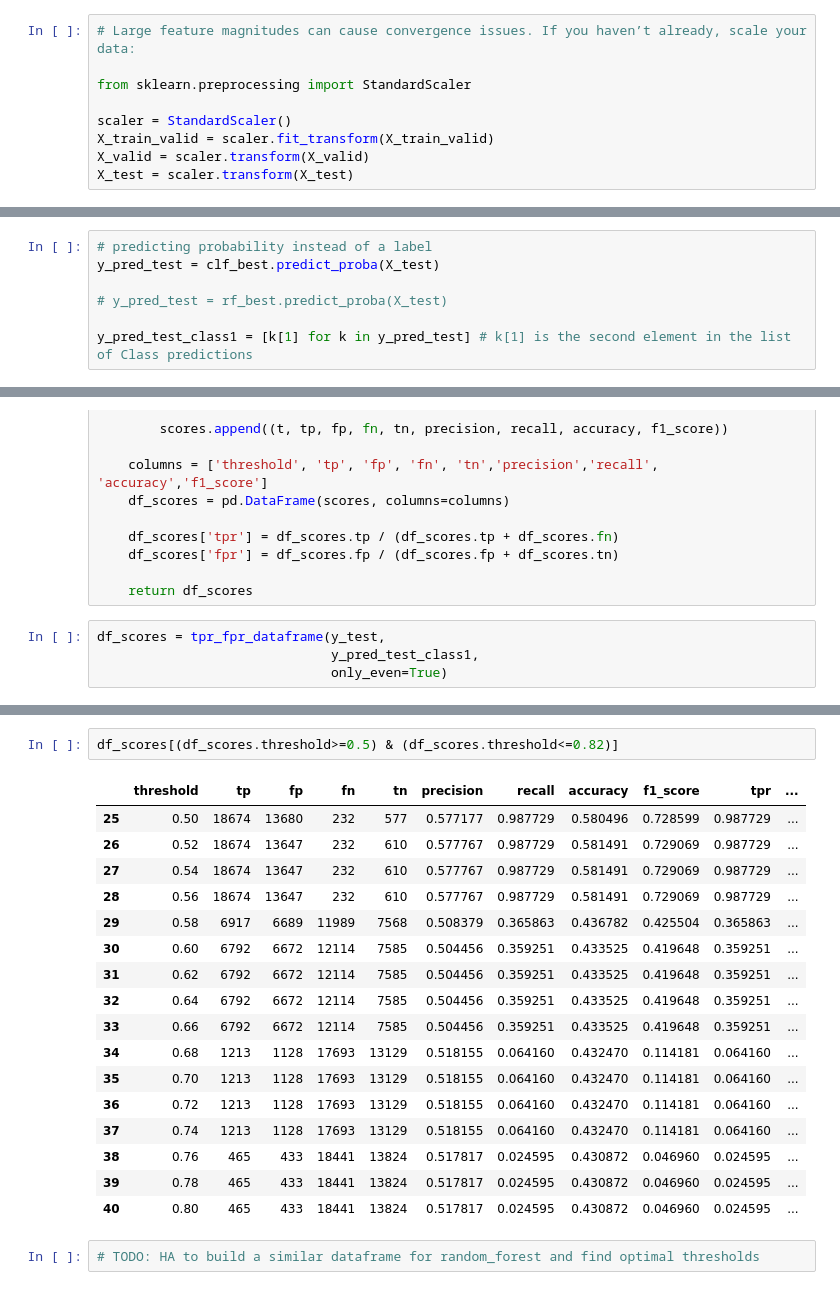
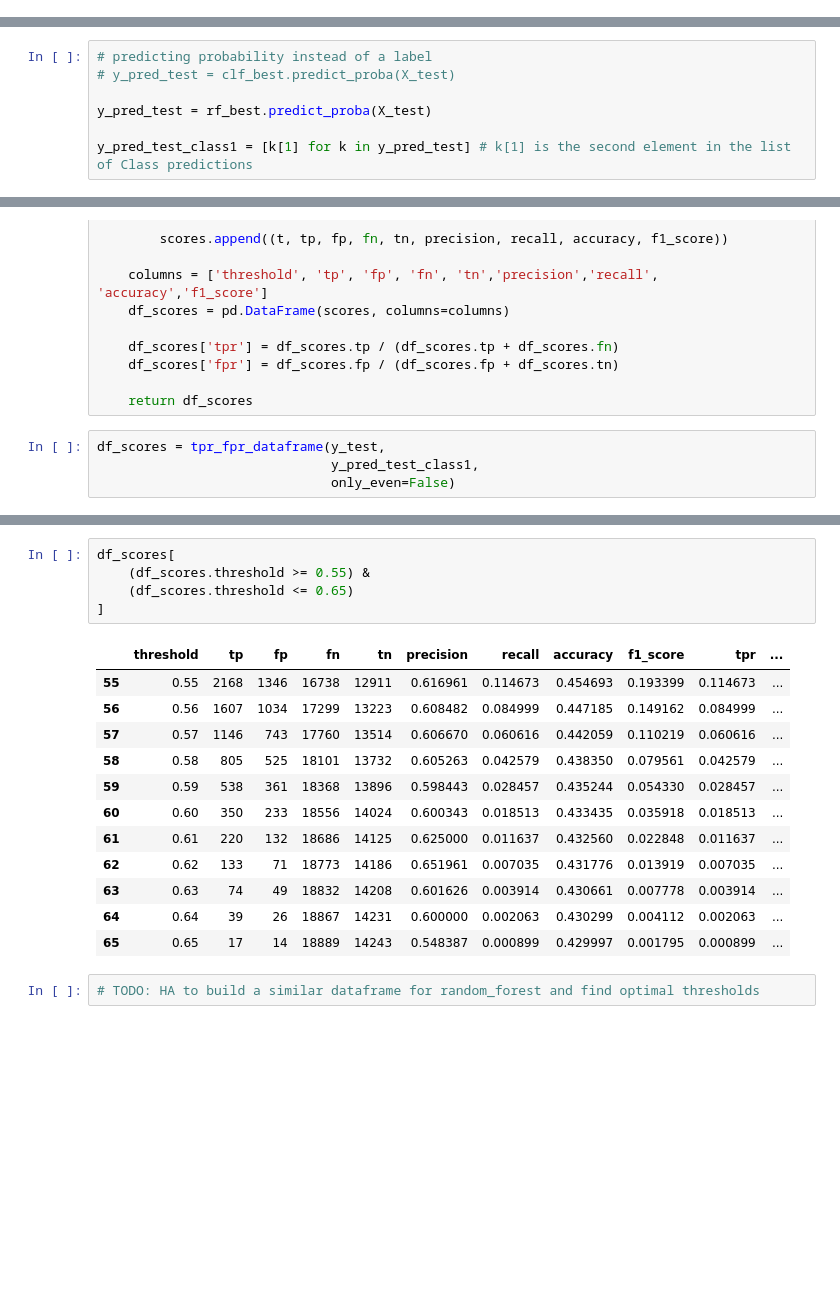
Before and after one commit to Jaguar838/stock-markets-analytics-zoomcamp, a Jupyter notebook: cohorts /2026/hw4q2.ipynb, the cells around one changed output, grey strips where cells are left out. Drawn from its saved outputs; the diff is of its cells as text; blank space fills up the shorter version.

```diff
--- a/cohorts /2026/hw4q2.ipynb
+++ b/cohorts /2026/hw4q2.ipynb
@@ -1127,9 +1095,0 @@ from sklearn.linear_model import LogisticRegression
-# %%
-# Large feature magnitudes can cause convergence issues. If you haven’t already, scale your data:
-
-from sklearn.preprocessing import StandardScaler
-
-scaler = StandardScaler()
-X_train_valid = scaler.fit_transform(X_train_valid)
-X_valid = scaler.transform(X_valid)
-X_test = scaler.transform(X_test)
@@ -1606,8 +1475,8 @@ plt.show()
 ## 2.1. Predicting probabilities (predict_proba), getting the distribution for probabilities, and new decision rules
 # %%
 # predicting probability instead of a label
-y_pred_test = clf_best.predict_proba(X_test)
+# y_pred_test = clf_best.predict_proba(X_test)
 
-# y_pred_test = rf_best.predict_proba(X_test)
+y_pred_test = rf_best.predict_proba(X_test)
 
 y_pred_test_class1 = [k[1] for k in y_pred_test] # k[1] is the second element in the list of Class predictions
@@ -1717,7 +1584,7 @@ def tpr_fpr_dataframe(y_true, y_pred, only_even=False):
 # %%
 df_scores = tpr_fpr_dataframe(y_test,
                               y_pred_test_class1,
-                              only_even=True)
+                              only_even=False)
 # %%
 # full df_scores
 df_scores
@@ -1742,23 +1605,21 @@ df_scores
 # %%
-df_scores[(df_scores.threshold>=0.5) & (df_scores.threshold<=0.82)]
+df_scores[
+    (df_scores.threshold >= 0.55) &
+    (df_scores.threshold <= 0.65)
+]
 # %% [output]
 |  | threshold | tp | fp | fn | tn | precision | recall | accuracy | f1_score | tpr | ... |
-| 25 | 0.50 | 18674 | 13680 | 232 | 577 | 0.577177 | 0.987729 | 0.580496 | 0.728599 | 0.987729 | ... |
-| 26 | 0.52 | 18674 | 13647 | 232 | 610 | 0.577767 | 0.987729 | 0.581491 | 0.729069 | 0.987729 | ... |
-| 27 | 0.54 | 18674 | 13647 | 232 | 610 | 0.577767 | 0.987729 | 0.581491 | 0.729069 | 0.987729 | ... |
-| 28 | 0.56 | 18674 | 13647 | 232 | 610 | 0.577767 | 0.987729 | 0.581491 | 0.729069 | 0.987729 | ... |
-| 29 | 0.58 | 6917 | 6689 | 11989 | 7568 | 0.508379 | 0.365863 | 0.436782 | 0.425504 | 0.365863 | ... |
-| 30 | 0.60 | 6792 | 6672 | 12114 | 7585 | 0.504456 | 0.359251 | 0.433525 | 0.419648 | 0.359251 | ... |
-| 31 | 0.62 | 6792 | 6672 | 12114 | 7585 | 0.504456 | 0.359251 | 0.433525 | 0.419648 | 0.359251 | ... |
-| 32 | 0.64 | 6792 | 6672 | 12114 | 7585 | 0.504456 | 0.359251 | 0.433525 | 0.419648 | 0.359251 | ... |
-| 33 | 0.66 | 6792 | 6672 | 12114 | 7585 | 0.504456 | 0.359251 | 0.433525 | 0.419648 | 0.359251 | ... |
-| 34 | 0.68 | 1213 | 1128 | 17693 | 13129 | 0.518155 | 0.064160 | 0.432470 | 0.114181 | 0.064160 | ... |
-| 35 | 0.70 | 1213 | 1128 | 17693 | 13129 | 0.518155 | 0.064160 | 0.432470 | 0.114181 | 0.064160 | ... |
-| 36 | 0.72 | 1213 | 1128 | 17693 | 13129 | 0.518155 | 0.064160 | 0.432470 | 0.114181 | 0.064160 | ... |
-| 37 | 0.74 | 1213 | 1128 | 17693 | 13129 | 0.518155 | 0.064160 | 0.432470 | 0.114181 | 0.064160 | ... |
-| 38 | 0.76 | 465 | 433 | 18441 | 13824 | 0.517817 | 0.024595 | 0.430872 | 0.046960 | 0.024595 | ... |
-| 39 | 0.78 | 465 | 433 | 18441 | 13824 | 0.517817 | 0.024595 | 0.430872 | 0.046960 | 0.024595 | ... |
-| 40 | 0.80 | 465 | 433 | 18441 | 13824 | 0.517817 | 0.024595 | 0.430872 | 0.046960 | 0.024595 | ... |
+| 55 | 0.55 | 2168 | 1346 | 16738 | 12911 | 0.616961 | 0.114673 | 0.454693 | 0.193399 | 0.114673 | ... |
+| 56 | 0.56 | 1607 | 1034 | 17299 | 13223 | 0.608482 | 0.084999 | 0.447185 | 0.149162 | 0.084999 | ... |
+| 57 | 0.57 | 1146 | 743 | 17760 | 13514 | 0.606670 | 0.060616 | 0.442059 | 0.110219 | 0.060616 | ... |
+| 58 | 0.58 | 805 | 525 | 18101 | 13732 | 0.605263 | 0.042579 | 0.438350 | 0.079561 | 0.042579 | ... |
+| 59 | 0.59 | 538 | 361 | 18368 | 13896 | 0.598443 | 0.028457 | 0.435244 | 0.054330 | 0.028457 | ... |
+| 60 | 0.60 | 350 | 233 | 18556 | 14024 | 0.600343 | 0.018513 | 0.433435 | 0.035918 | 0.018513 | ... |
+| 61 | 0.61 | 220 | 132 | 18686 | 14125 | 0.625000 | 0.011637 | 0.432560 | 0.022848 | 0.011637 | ... |
+| 62 | 0.62 | 133 | 71 | 18773 | 14186 | 0.651961 | 0.007035 | 0.431776 | 0.013919 | 0.007035 | ... |
+| 63 | 0.63 | 74 | 49 | 18832 | 14208 | 0.601626 | 0.003914 | 0.430661 | 0.007778 | 0.003914 | ... |
+| 64 | 0.64 | 39 | 26 | 18867 | 14231 | 0.600000 | 0.002063 | 0.430299 | 0.004112 | 0.002063 | ... |
+| 65 | 0.65 | 17 | 14 | 18889 | 14243 | 0.548387 | 0.000899 | 0.429997 | 0.001795 | 0.000899 | ... |
 # %%
 # TODO: HA to build a similar dataframe for random_forest and find optimal thresholds
 # %%
```
Also changed, not shown: parts of 61 cells of this notebook.
